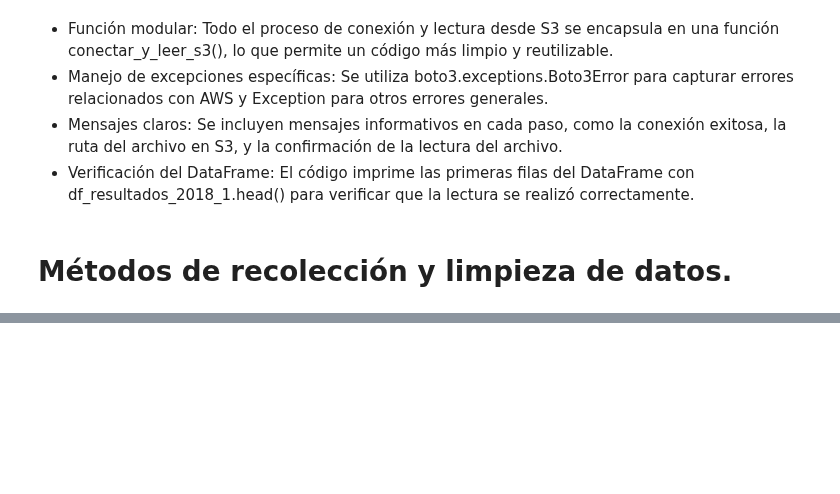
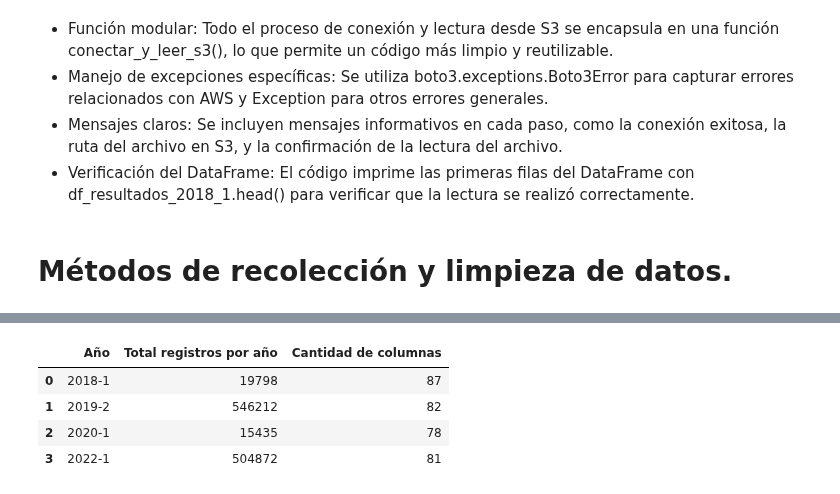
Before and after one commit to wespitia9/AVDV3-219, a Jupyter notebook: Modulo_1-Tecnicas_Avanzadas_de_Analisis_de_Datos/Modulo-1_dev.ipynb, the cells around one changed output, grey strips where cells are left out. Drawn from its saved outputs; the diff is of its cells as text; code cells hidden in the pictures; blank space fills up the shorter version.

```diff
--- a/Modulo_1-Tecnicas_Avanzadas_de_Analisis_de_Datos/Modulo-1_dev.ipynb
+++ b/Modulo_1-Tecnicas_Avanzadas_de_Analisis_de_Datos/Modulo-1_dev.ipynb
@@ -513,0 +530,25 @@ df_resultados_2019_2
+# %%
+num_cols_2018_1 = df_resultados_2018_1.shape[1]
+num_cols_2019_2 = df_resultados_2019_2.shape[1]
+num_cols_2020_1 = df_resultados_2020_1.shape[1]
+num_cols_2022_2 = df_resultados_2022_2.shape[1]
+
+Saber_11_acumulado = pd.DataFrame({
+    'Año':['2018-1','2019-2','2020-1','2022-1'],
+    'Total registros por año':
+    [
+        df_resultados_2018_1['estu_consecutivo'].count(),
+        df_resultados_2019_2['ESTU_CONSECUTIVO'].count(),
+        df_resultados_2020_1['estu_consecutivo'].count(),
+        df_resultados_2022_2['ESTU_CONSECUTIVO'].count()
+    ],
+    'Cantidad de columnas' : [num_cols_2018_1,num_cols_2019_2,num_cols_2020_1,num_cols_2022_2]
+})
+
+Saber_11_acumulado
+# %% [output]
+|  | Año | Total registros por año | Cantidad de columnas |
+| 0 | 2018-1 | 19798 | 87 |
+| 1 | 2019-2 | 546212 | 82 |
+| 2 | 2020-1 | 15435 | 78 |
+| 3 | 2022-1 | 504872 | 81 |
```
Also changed, not shown: parts of 2 cells of this notebook.
